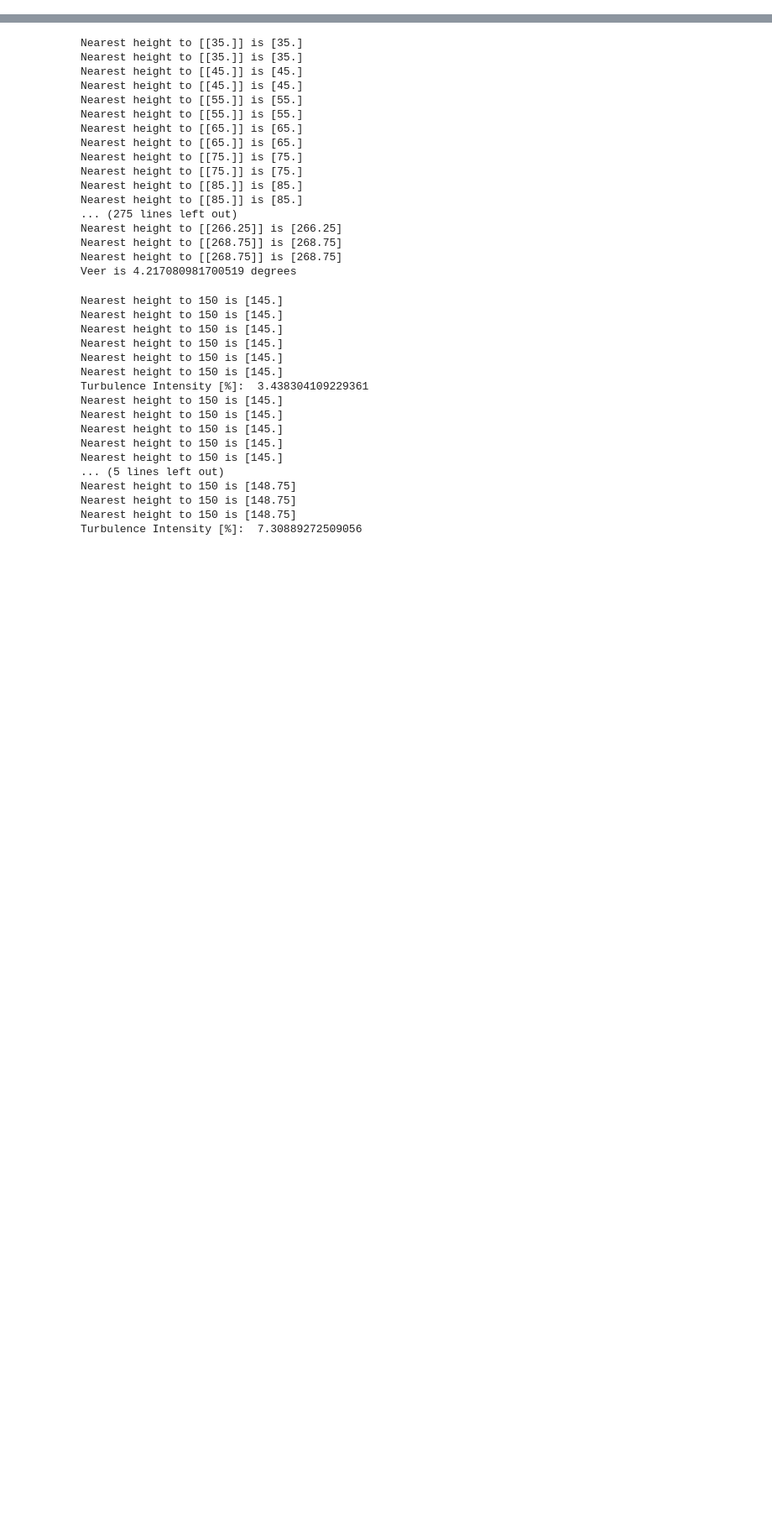
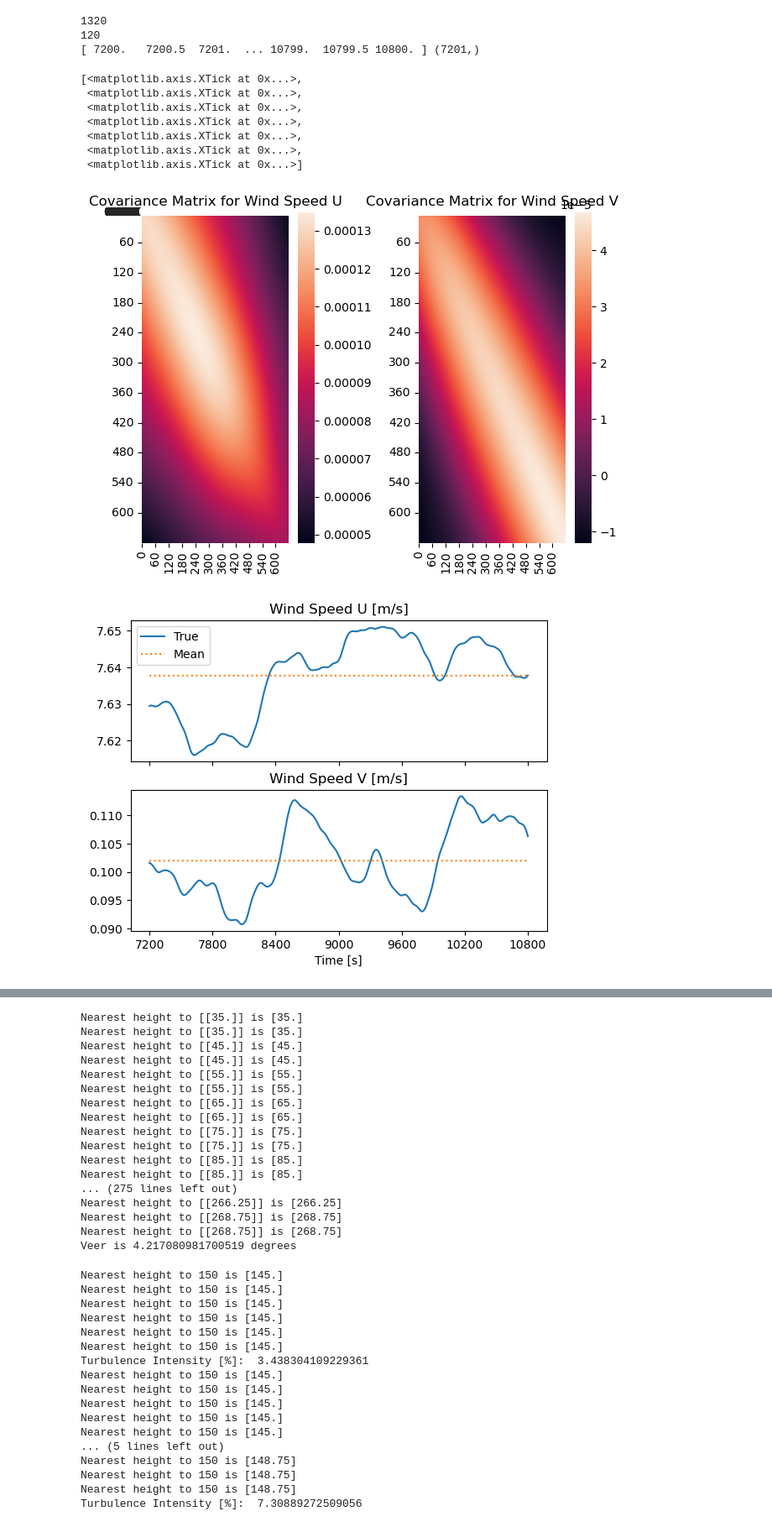
Before and after one commit to NREL/wind-hybrid-open-controller, a Jupyter notebook: examples/amr_precursor_analysis.ipynb, the cells around one changed output, grey strips where cells are left out. Shown at 84% size. Saved outputs shown, nothing was run; the diff lists cells and outputs as text; code cells hidden in the pictures; blank space fills up the shorter version.

```diff
--- a/examples/amr_precursor_analysis.ipynb
+++ b/examples/amr_precursor_analysis.ipynb
@@ -10,21 +11,25 @@ import os
 from moa_python.post_abl_stats import Post_abl_stats
 from moa_python.post_plane import Post_plane
 # %%
-case_folder = ['/projects/ssc/jfrederi/precursors-amr-wind/neutral_lowti_8ms/precursor','/lustre/eaglefs/projects/ssc/jfrederi/amr-wind-runs/precursor-new/baseline_8ms_dt002_dx2p5']#,'/projects/ssc/jfrederi/precursors-amr-wind/neutral_highti_8ms/precursor','/projects/ssc/jfrederi/precursors-amr-wind/neutral_highti_rthedin']#,'/projects/ssc/jfrederi/precursors-amr-wind/neutral_lowti_8ms/precursor','/projects/ssc/jfrederi/precursors-amr-wind/neutral_lowti_9ms/precursor','/projects/ssc/jfrederi/precursors-amr-wind/neutral_lowti_10ms/precursor','/projects/ssc/jfrederi/precursors-amr-wind/neutral_lowti_12ms','/projects/ssc/jfrederi/precursors-amr-wind/neutral_lowti_12ms']
+case_folder = ['/Users/ahenry/Documents/toolboxes/wind-hybrid-open-controller/examples']#,'/lustre/eaglefs/projects/ssc/jfrederi/amr-wind-runs/precursor-new/baseline_8ms_dt002_dx2p5']#,'/projects/ssc/jfrederi/precursors-amr-wind/neutral_highti_8ms/precursor','/projects/ssc/jfrederi/precursors-amr-wind/neutral_highti_rthedin']#,'/projects/ssc/jfrederi/precursors-amr-wind/neutral_lowti_8ms/precursor','/projects/ssc/jfrederi/precursors-amr-wind/neutral_lowti_9ms/precursor','/projects/ssc/jfrederi/precursors-amr-wind/neutral_lowti_10ms/precursor','/projects/ssc/jfrederi/precursors-amr-wind/neutral_lowti_12ms','/projects/ssc/jfrederi/precursors-amr-wind/neutral_lowti_12ms']
 # case_folder = ['/projects/ssc/jfrederi/amr-wind-runs/precursor-new/baseline_grid1.25_eps3.125']
 
-abl_stats_file = ['post_processing/abl_statistics00000.nc','post_processing/abl_statistics14400.nc','abl_statistics129531.nc']
-hor_plane_file = 'post_processing/samplingPlane00000.nc'
+abl_stats_file = ['post_processing/abl_statistics00000.nc']#,'post_processing/abl_statistics14400.nc','abl_statistics129531.nc']
+hor_plane_file = ['post_processing/samplingPlane00000.nc']
 
 abl = []
+plane = []
 if isinstance(case_folder,list):
     full_filename_abl_stats = []
     full_filename_hor_plane = []
     for n in range(len(case_folder)):
         full_filename_abl_stats = os.path.join(case_folder[n],abl_stats_file[n])
+        full_filename_plane = os.path.join(case_folder[n],hor_plane_file[n])
         abl.append(Post_abl_stats(full_filename_abl_stats))
+        #plane.append(Post_plane(full_filename_plane))
 else:
-    abl = Post_abl_stats(os.path.join(case_folder,abl_stats_file ))
+    abl = Post_abl_stats(os.path.join(case_folder, abl_stats_file))
+    #plane = Post_plane(os.path.join(case_folder,hor_plane_file))
 
 Ncases = len(case_folder)
 # %% [output]
@@ -56,3 +106,51 @@ height = 150
+# %%
+print(int(n_preview_steps + preview_dt))
+print(preview_dt)
+print(settled_time, settled_time.shape)
+
+fig, ax = plt.subplots(1, 2)
+sns.heatmap(cov_u, annot=True, fmt='g', ax=ax[0], annot_kws={'size': 10})
+sns.heatmap(cov_v, annot=True, fmt='g', ax=ax[1], annot_kws={'size': 10})
+#annot=True to annotate cells, ftm='g' to disable scientific notation
+# annot_kws si size  of font in heatmap
+# labels, title and ticks
+ax[0].set_title('Covariance Matrix for Wind Speed U')
+ax[1].set_title('Covariance Matrix for Wind Speed V')
+ax[0].set_xticks(np.arange(0, int(n_preview_steps + preview_dt), preview_dt))
+ax[1].set_xticks(np.arange(0, int(n_preview_steps + preview_dt), preview_dt))
+ax[0].set_yticks(np.arange(0, int(n_preview_steps + preview_dt), preview_dt))
+ax[1].set_yticks(np.arange(0, int(n_preview_steps + preview_dt), preview_dt))
+ax[0].set_xticklabels((ax[0].get_xticks() * simulation_dt).astype(int))
+ax[1].set_xticklabels((ax[1].get_xticks() * simulation_dt).astype(int))
+ax[0].set_yticklabels((ax[0].get_yticks() * simulation_dt).astype(int))
+ax[1].set_yticklabels((ax[1].get_yticks() * simulation_dt).astype(int))
+fig.tight_layout()
+# ax.xaxis.set_ticklabels(class_names,rotation=90, fontsize = 10)
+# ax.yaxis.set_ticklabels(class_names,rotation=0, fontsize = 10)
+
+fig, axarr = plt.subplots(2, 1, sharex=True)
+axarr[0].plot(settled_time, settled_u, label="True")
+axarr[0].plot(settled_time, [mean_u] * len(settled_time), linestyle=":", label="Mean")
+axarr[0].set(title="Wind Speed U [m/s]")
+axarr[0].legend()
+axarr[1].plot(settled_time, settled_v, label="v")
+axarr[1].plot(settled_time, [mean_v] * len(settled_time), linestyle=":", label="mean_v")
+axarr[1].set(title="Wind Speed V [m/s]", xlabel="Time [s]")
+axarr[1].set_xticks(settled_time[::n_preview_steps])
+#axarr[1].set_xticklabels((axarr[1].get_xticks() * simulation_dt).astype(int))
+# %% [output]
+1320
+120
+[ 7200.   7200.5  7201.  ... 10799.  10799.5 10800. ] (7201,)
+[<matplotlib.axis.XTick at 0x...>,
+ <matplotlib.axis.XTick at 0x...>,
+ <matplotlib.axis.XTick at 0x...>,
+ <matplotlib.axis.XTick at 0x...>,
+ <matplotlib.axis.XTick at 0x...>,
+ <matplotlib.axis.XTick at 0x...>,
+ <matplotlib.axis.XTick at 0x...>]
+[figure, added]
+[figure, added]
 # %%
 fig, axarr = plt.subplots(5,1,figsize=(9.5,10), sharex=True)
 
```
Also changed, not shown: parts of 7 cells of this notebook, 23 other files.
